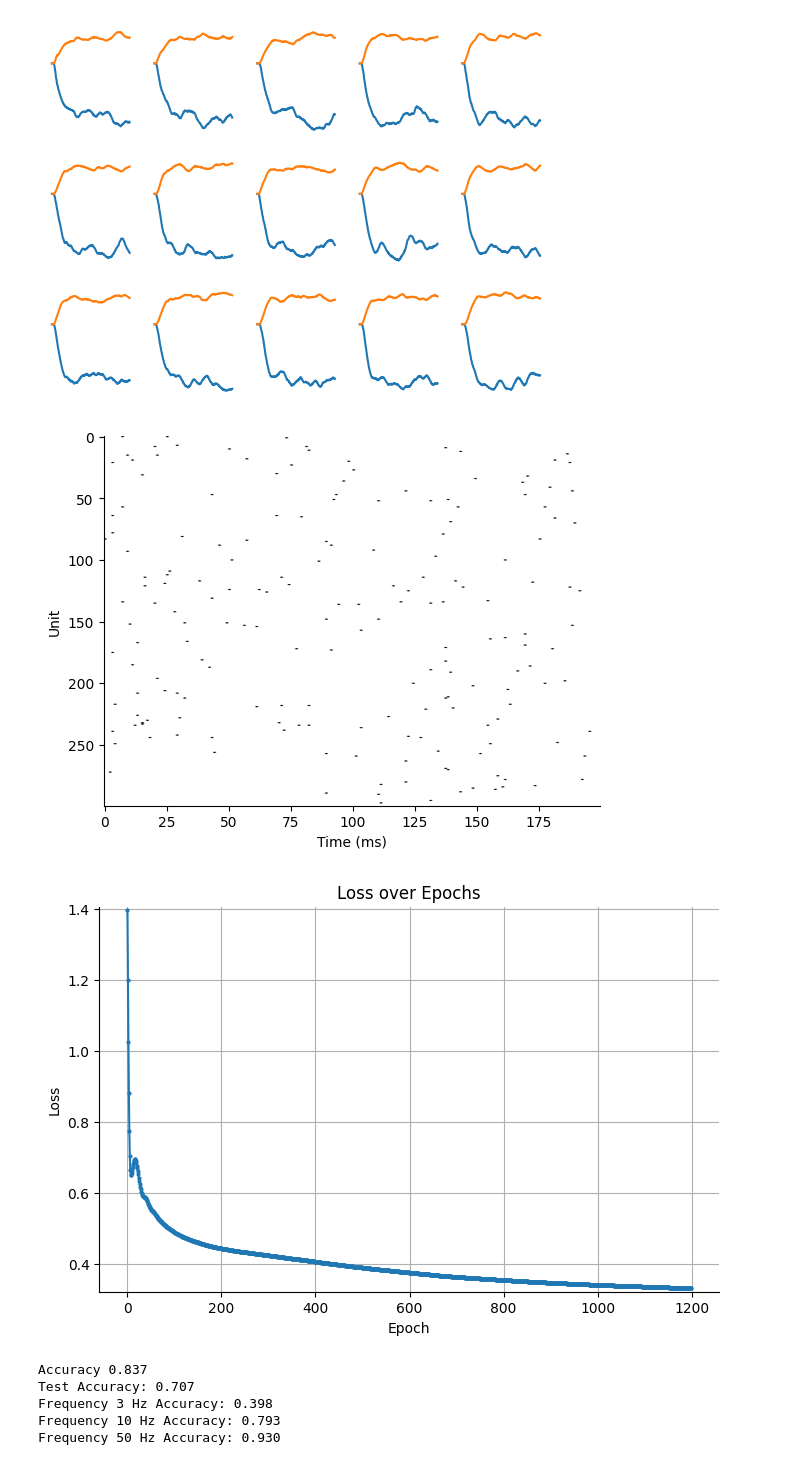
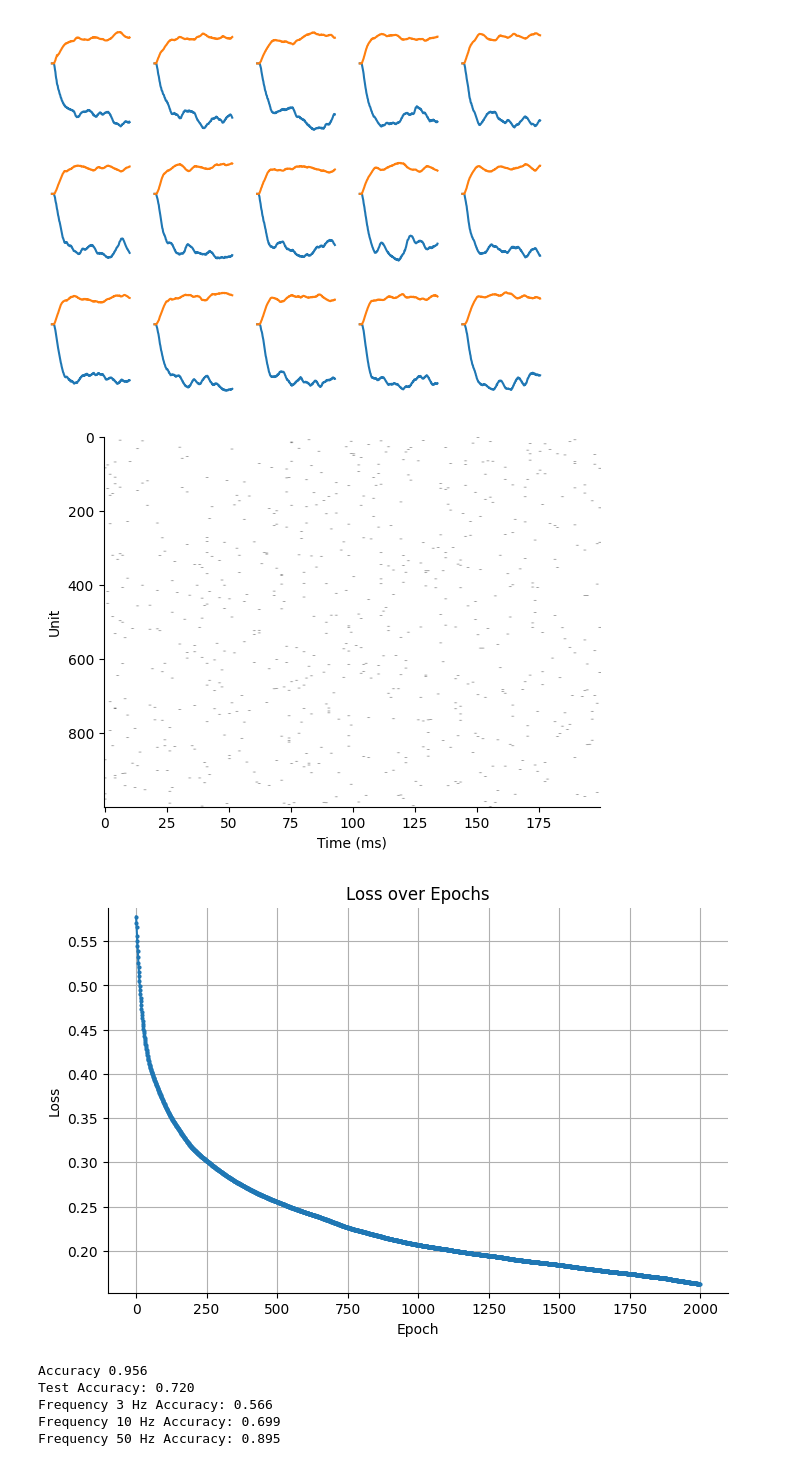
Before and after one commit to 0o999oo/oe, a Jupyter notebook: spytorch/SpyTorchTutorial1_XOR2.ipynb, the cells around one changed output. Saved outputs shown, nothing was run; the diff lists cells and outputs as text; code cells hidden in the pictures.

```diff
--- a/spytorch/SpyTorchTutorial1_XOR2.ipynb
+++ b/spytorch/SpyTorchTutorial1_XOR2.ipynb
@@ -809,8 +809,8 @@ batch_size = 256  # バッチサイズをここで設定
 
 # 入力データ生成
 time_step = 1e-3
-nb_inputs = 300
-nb_hidden = 64
+nb_inputs = 1000
+nb_hidden = 100
 nb_outputs = 2
 nb_steps = 200
 
@@ -908,7 +908,7 @@ def train_snn():
     loss_fn = nn.NLLLoss()
 
     loss_hist = []
-    for e in range(1200):
+    for e in range(2000):
         output, _ = run_snn(x_data)
         m, _ = torch.max(output, 1)
         log_p_y = log_softmax_fn(m)
@@ -959,39 +959,39 @@ def generate_test_data():
 
         test_x_data.append(x_data_freq)
         test_y_data.append(y_data_freq)
 
     # テストデータを結合してバッチにまとめる
     test_x_data = torch.cat(test_x_data, dim=0)  # (3 * batch_size, nb_steps, nb_inputs)
     test_y_data = torch.cat(test_y_data, dim=0)  # (3 * batch_size, )
     return test_x_data, test_y_data
 
 # 推論の実行と精度の評価
 def evaluate_snn():
     test_x_data, test_y_data = generate_test_data()
     output, _ = run_snn(test_x_data)
     m, _ = torch.max(output, 1)
     _, predicted_labels = torch.max(m, 1)
 
     # 正解ラベルと予測ラベルを比較して精度を計算
     accuracy = np.mean((test_y_data == predicted_labels).detach().cpu().numpy())
     print("Test Accuracy: %.3f" % accuracy)
 
     # 各周波数ごとの分類結果を表示
     for i, f in enumerate(freq_values):
         start_idx = i * batch_size
         end_idx = (i + 1) * batch_size
         acc_per_freq = np.mean((test_y_data[start_idx:end_idx] == predicted_labels[start_idx:end_idx]).detach().cpu().numpy())
         print(f"Frequency {f} Hz Accuracy: {acc_per_freq:.3f}")
 
 # 推論の実行
 evaluate_snn()
 # %% [output]
-[figure, old version]
+[figure, new version]
-[figure, old version]
+[figure, new version]
-Accuracy 0.837
-Test Accuracy: 0.707
-Frequency 3 Hz Accuracy: 0.398
-Frequency 10 Hz Accuracy: 0.793
-Frequency 50 Hz Accuracy: 0.930
+Accuracy 0.956
+Test Accuracy: 0.720
+Frequency 3 Hz Accuracy: 0.566
+Frequency 10 Hz Accuracy: 0.699
+Frequency 50 Hz Accuracy: 0.895
 # %% [markdown]
 <a rel="license" href="http://creativecommons.org/licenses/by/4.0/"><img alt="Creative Commons License" style="border-width:0" src="https://i.creativecommons.org/l/by/4.0/88x31.png" /></a><br />This work is licensed under a <a rel="license" href="http://creativecommons.org/licenses/by/4.0/">Creative Commons Attribution 4.0 International License</a>.
```
